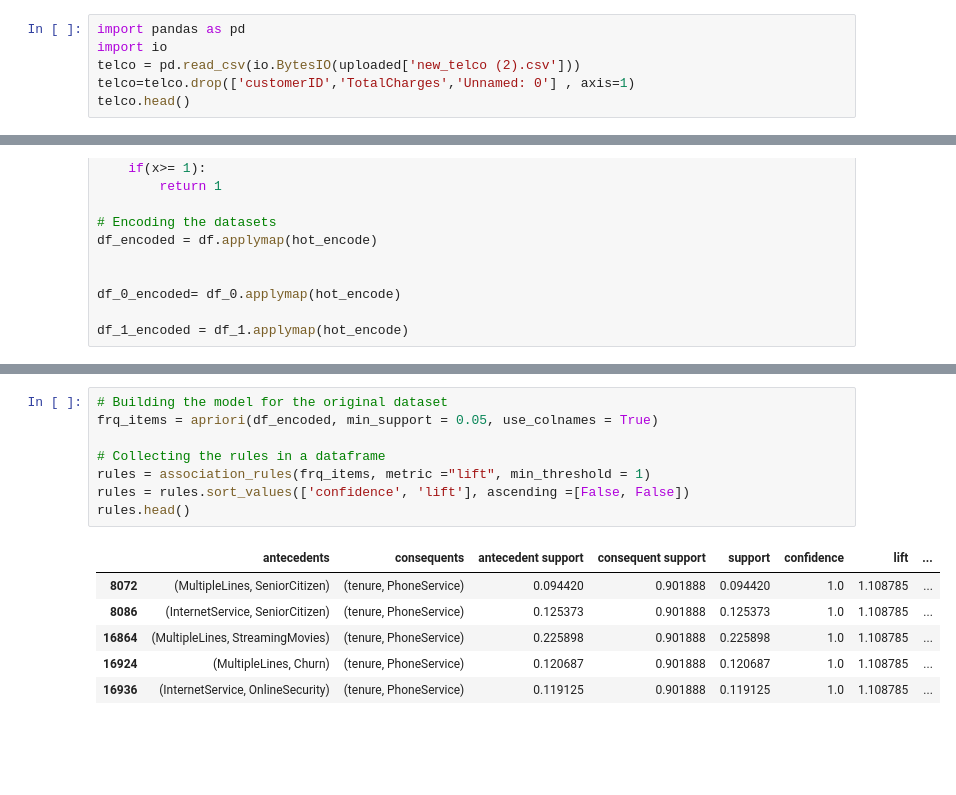
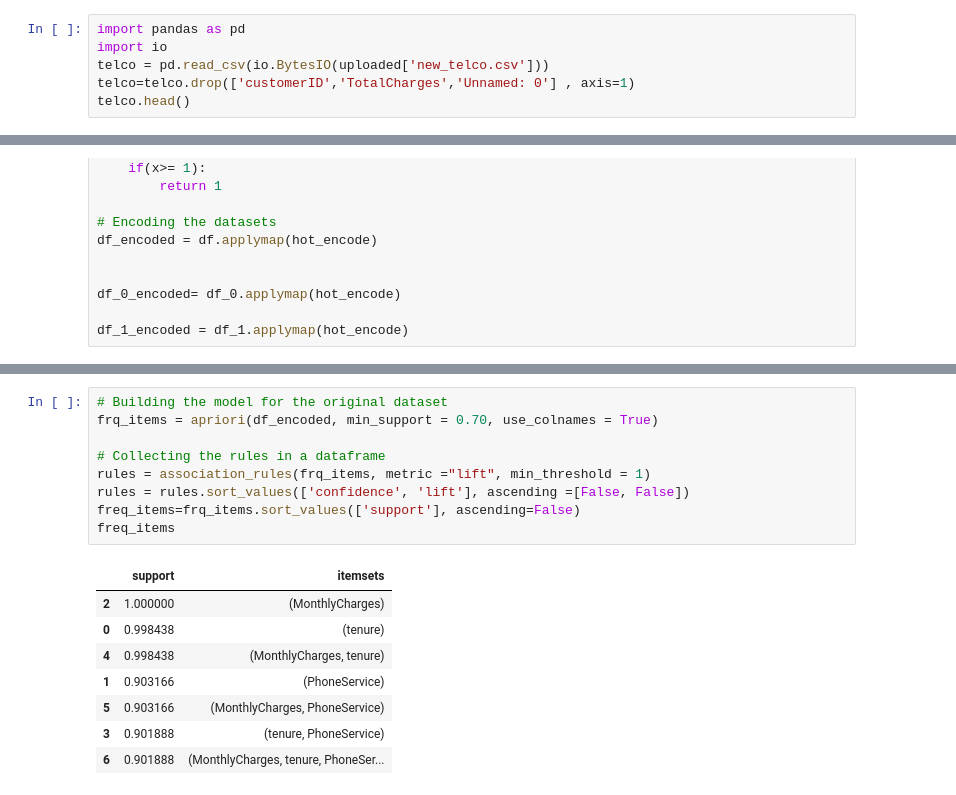
Before and after one commit to SohelRaja/Customer-Churn-Analysis, a Jupyter notebook: Association Rule Mining/AssociationRuleMining(On_original_dataset) (1).ipynb, the cells around one changed output, grey strips where cells are left out. Drawn from its saved outputs; the diff is of its cells as text; blank space fills up the shorter version.

```diff
--- a/Association Rule Mining/AssociationRuleMining(on_original_dataset).ipynb
+++ b/Association Rule Mining/AssociationRuleMining(On_original_dataset) (1).ipynb
@@ -8,7 +8,7 @@ Saving new_telco (2).csv to new_telco (2).csv
 # %%
 import pandas as pd
 import io
-telco = pd.read_csv(io.BytesIO(uploaded['new_telco (2).csv']))
+telco = pd.read_csv(io.BytesIO(uploaded['new_telco.csv']))
 telco=telco.drop(['customerID','TotalCharges','Unnamed: 0'] , axis=1)
 telco.head()
 # %% [output]
@@ -103,15 +143,18 @@ rules.head()
 # %%
 # Building the model for the original dataset
-frq_items = apriori(df_encoded, min_support = 0.05, use_colnames = True)
+frq_items = apriori(df_encoded, min_support = 0.70, use_colnames = True)
 
 # Collecting the rules in a dataframe
 rules = association_rules(frq_items, metric ="lift", min_threshold = 1)
 rules = rules.sort_values(['confidence', 'lift'], ascending =[False, False])
-rules.head()
+freq_items=frq_items.sort_values(['support'], ascending=False)
+freq_items
 # %% [output]
-|  | antecedents | consequents | antecedent support | consequent support | support | confidence | lift | ... |
-| 8072 | (MultipleLines, SeniorCitizen) | (tenure, PhoneService) | 0.094420 | 0.901888 | 0.094420 | 1.0 | 1.108785 | ... |
-| 8086 | (InternetService, SeniorCitizen) | (tenure, PhoneService) | 0.125373 | 0.901888 | 0.125373 | 1.0 | 1.108785 | ... |
-| 16864 | (MultipleLines, StreamingMovies) | (tenure, PhoneService) | 0.225898 | 0.901888 | 0.225898 | 1.0 | 1.108785 | ... |
-| 16924 | (MultipleLines, Churn) | (tenure, PhoneService) | 0.120687 | 0.901888 | 0.120687 | 1.0 | 1.108785 | ... |
-| 16936 | (InternetService, OnlineSecurity) | (tenure, PhoneService) | 0.119125 | 0.901888 | 0.119125 | 1.0 | 1.108785 | ... |
+|  | support | itemsets |
+| 2 | 1.000000 | (MonthlyCharges) |
+| 0 | 0.998438 | (tenure) |
+| 4 | 0.998438 | (MonthlyCharges, tenure) |
+| 1 | 0.903166 | (PhoneService) |
+| 5 | 0.903166 | (MonthlyCharges, PhoneService) |
+| 3 | 0.901888 | (tenure, PhoneService) |
+| 6 | 0.901888 | (MonthlyCharges, tenure, PhoneSer... |
```
Also changed, not shown: parts of 6 cells of this notebook, 2 other files.
